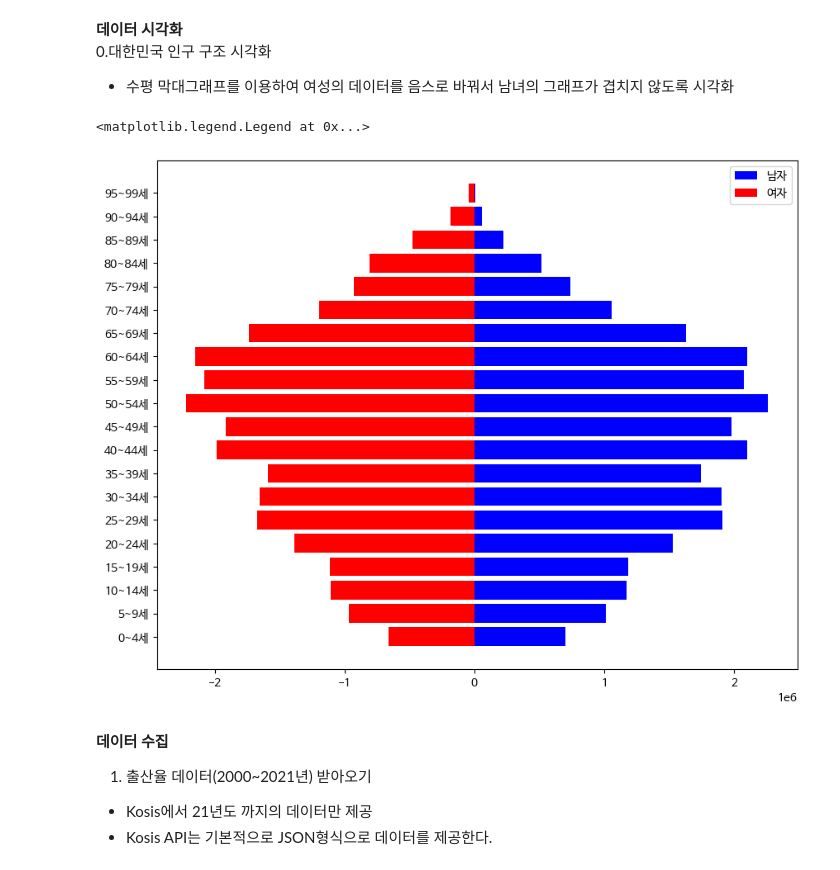
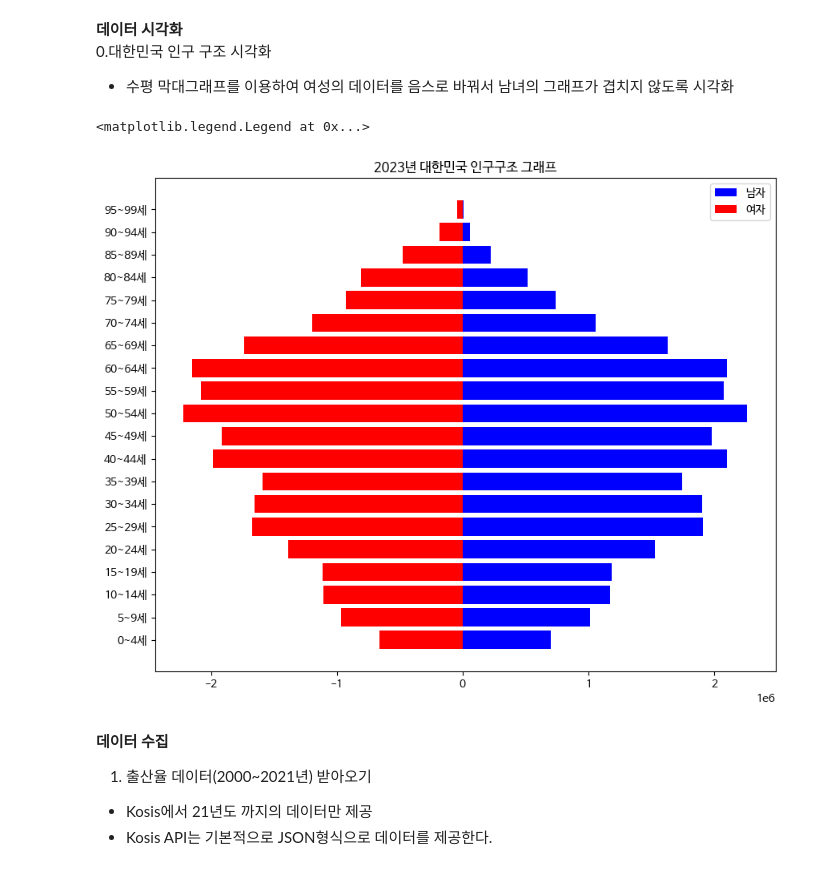
Before and after one commit to MCK-OOTS/DataVisualization, a Jupyter notebook: DataVisualization.ipynb, the cells around one changed output. Saved outputs shown, nothing was run; the diff lists cells and outputs as text; code cells hidden in the pictures.

```diff
--- a/DataVisualization.ipynb
+++ b/DataVisualization.ipynb
@@ -107,13 +107,15 @@ Name: DT, dtype: int64
 # %%
 # 피라미드 형식으로 시각화 (여성 데이터를 음수로 바꿔서 왼쪽에 표시)
 plt.figure(figsize=(10, 8))
 plt.barh(male_population.index, male_population, color='blue', label='남자')
 plt.barh(female_population.index, -female_population, color='red', label='여자')
+
+plt.title('2023년 대한민국 인구구조 그래프')
 #범례 추가
 plt.legend()
 # %% [output]
 <matplotlib.legend.Legend at 0x...>
-[figure, old version]
+[figure, new version]
 # %% [markdown]
 **데이터 수집**<br>
 1. 출산율 데이터(2000~2021년) 받아오기
```
Also changed, not shown: parts of 27 cells of this notebook.
